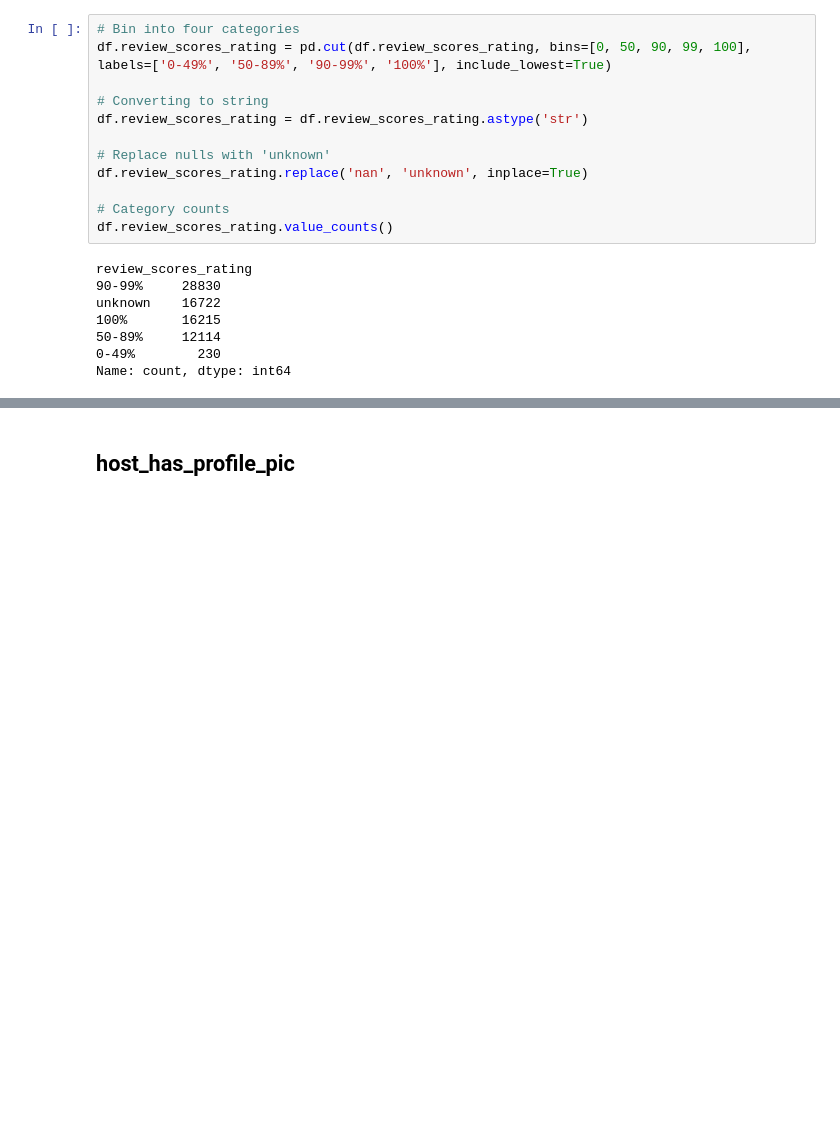
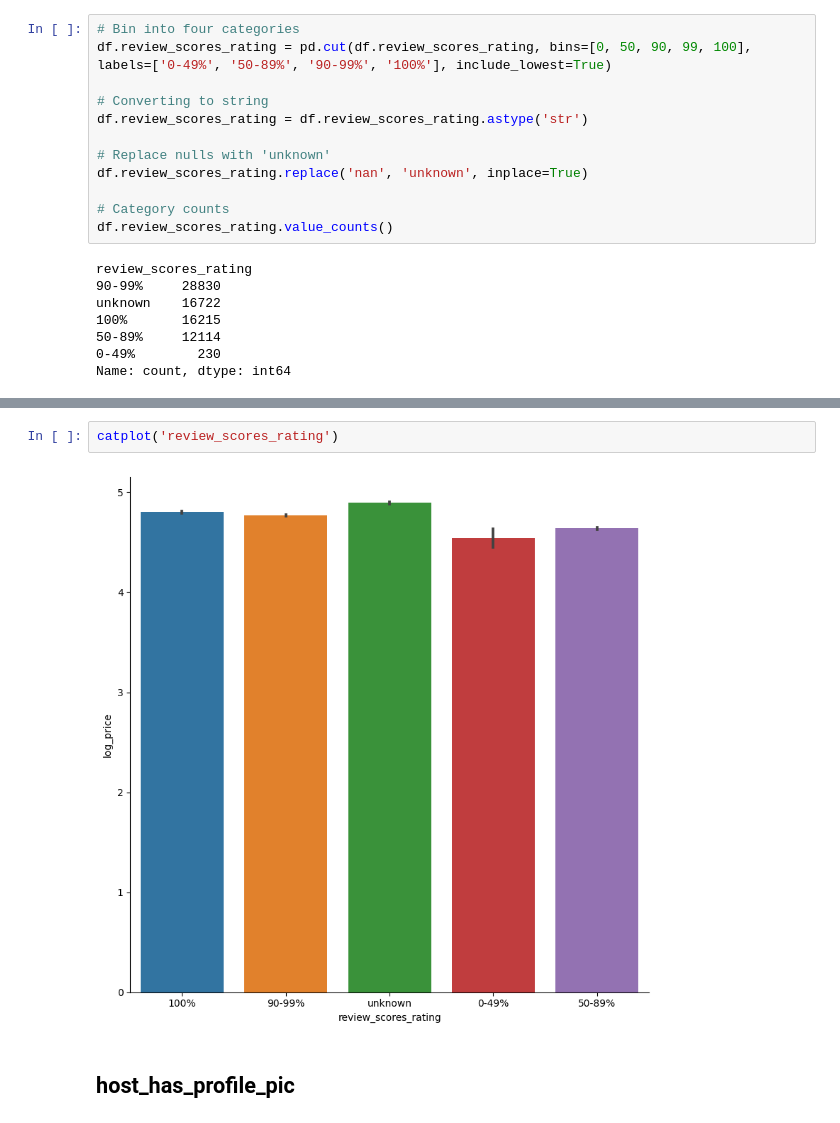
Before and after one commit to semasar/Final-Proje_Airbnb, a Jupyter notebook: data_preproccesing.ipynb, the cells around one changed output, grey strips where cells are left out. Saved outputs shown, nothing was run; the diff lists cells and outputs as text; blank space fills up the shorter version.

```diff
--- a/data_preproccesing.ipynb
+++ b/data_preproccesing.ipynb
@@ -1314,6 +1318,10 @@ plt.title('Distribution of Review Scores Ratee')
 plt.show()
 # %% [output]
 [figure]
+# %%
+catplot('review_scores_rating')
+# %% [output]
+[figure, added]
 # %% [markdown]
 ## host_has_profile_pic
 # %%
```
Also changed, not shown: parts of 9 cells of this notebook.
